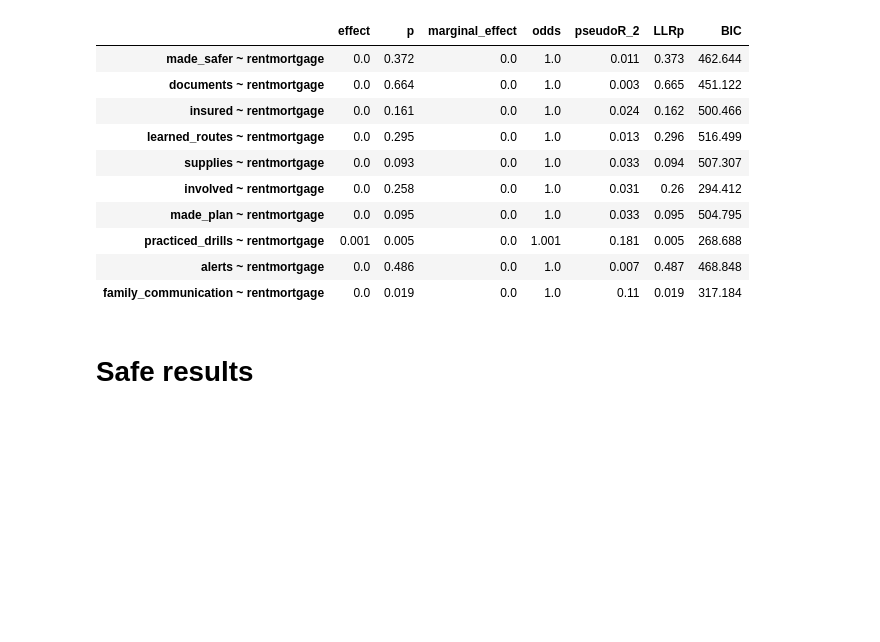
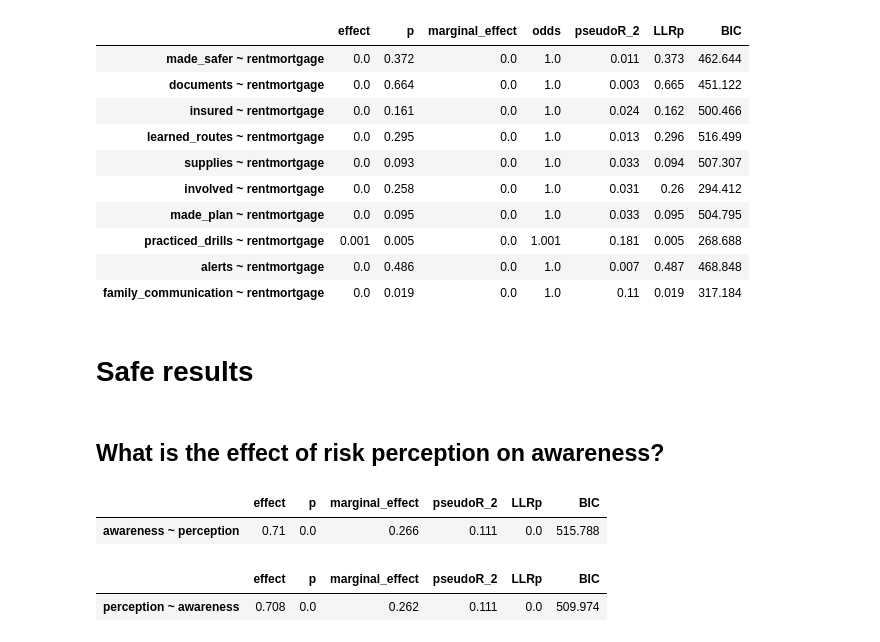
Before and after one commit to phillippmueller/flood_adaptation_behavior, a Jupyter notebook: analysis/automated/univariate_models.ipynb, the cells around one changed output. Drawn from its saved outputs; the diff is of its cells as text; code cells hidden in the pictures; blank space fills up the shorter version.

```diff
--- a/analysis/automated/univariate_models.ipynb
+++ b/analysis/automated/univariate_models.ipynb
@@ -672,3 +672,13 @@ for determinant, formula_list, data in functions:
     determinant_keys.append(determinant)
 logit_df = pd.concat(res_list, keys = determinant_keys, names = ['Determinant', 'Function'])
 logit_df.to_excel('results/logit_univariate.xlsx')
+# %% [markdown]
+## What is the effect of risk perception on awareness?
+# %%
+functions = ['awareness ~ perception']
+determinant = 'perception'
+# %%
+probit(functions=functions, determinant='perception', data=df_k)
+# %% [output]
+|  | effect | p | marginal_effect | pseudoR_2 | LLRp | BIC |
+| awareness ~ perception | 0.71 | 0.0 | 0.266 | 0.111 | 0.0 | 515.788 |
@@ -674,0 +688,5 @@ logit_df.to_excel('results/logit_univariate.xlsx')
+# %%
+probit(functions=functinos, determinant='awareness', data=df_k)
+# %% [output]
+|  | effect | p | marginal_effect | pseudoR_2 | LLRp | BIC |
+| perception ~ awareness | 0.708 | 0.0 | 0.262 | 0.111 | 0.0 | 509.974 |
```
Also changed, not shown: parts of 1 cell of this notebook, 3 other files.
